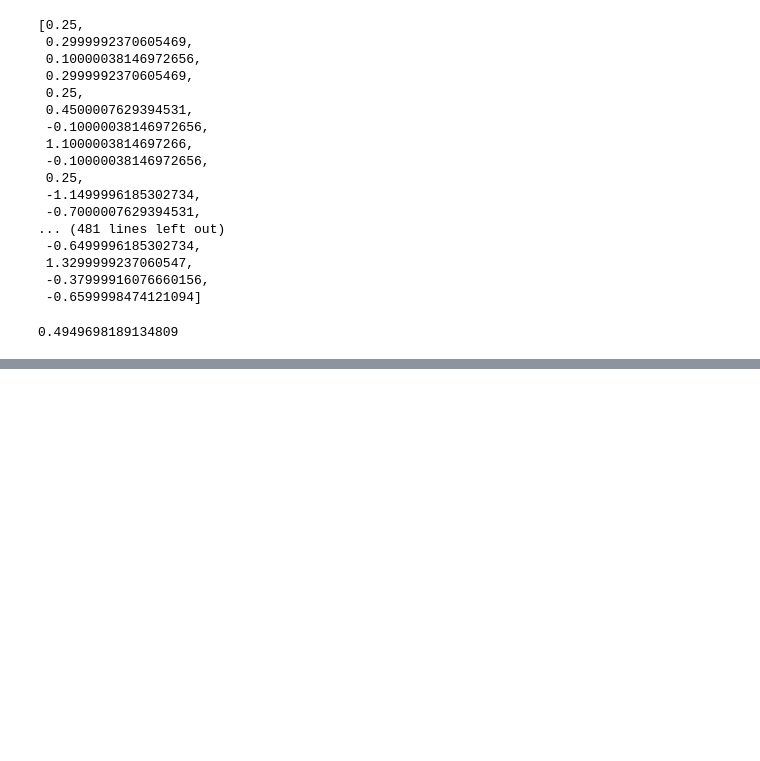
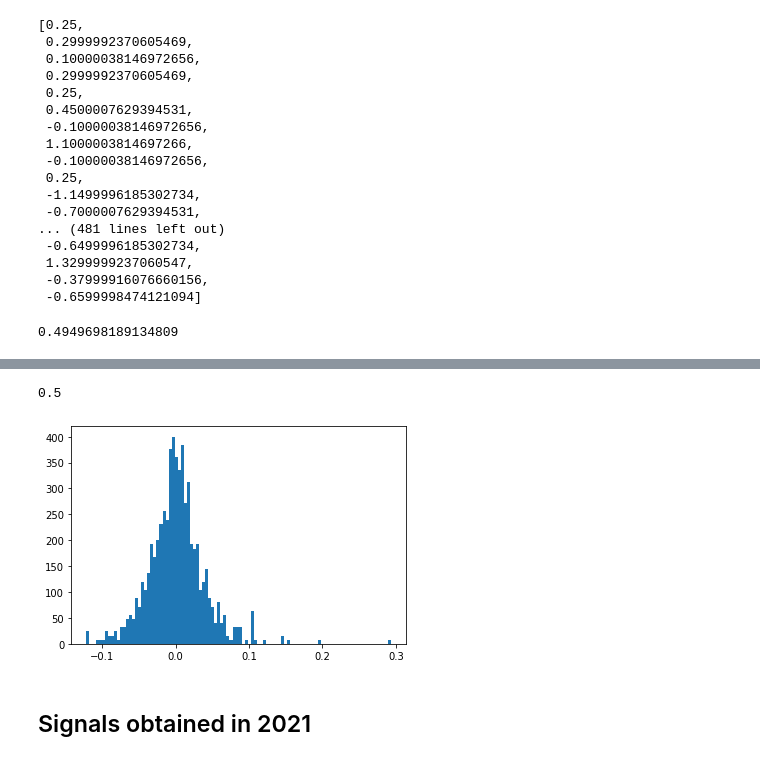
Before and after one commit to saritmaitra/Momentum_Trading, a Jupyter notebook: RSI_&_MA_strategy.ipynb, the cells around one changed output, grey strips where cells are left out. Saved outputs shown, nothing was run; the diff lists cells and outputs as text; code cells hidden in the pictures; blank space fills up the shorter version.

```diff
--- a/RSI_&_MA_strategy.ipynb
+++ b/RSI_&_MA_strategy.ipynb
@@ -134,0 +185,3 @@ print(len([i for i in PnL if i > 0]) / len(PnL))
+# %%
+profits = (dataframe.loc[sell].Open.values - dataframe.loc[buy].Open.values) / dataframe.loc[sell].Open.values
+len([i for i in profits if i > 0]) / len(profits)
@@ -134,0 +194,10 @@ print(len([i for i in PnL if i > 0]) / len(PnL))
+# %%
+matrix_signals = []
+matrix_profit = []
+
+for i in range(len(tickers)):
+  dataframe = RSI_calculation(tickers[i])
+  buy, sell = get_signals(dataframe)
+  profits = (dataframe.loc[sell].Open.values - dataframe.loc[buy].Open.values) / dataframe.loc[sell].Open.values
+  matrix_signals.append(buy)
+  matrix_profit.append(profits)
@@ -134,0 +213,8 @@ print(len([i for i in PnL if i > 0]) / len(PnL))
+# %%
+final_profit = []
+
+for i in matrix_profit:
+  for e in i:
+    final_profit.append(e)
+
+final_profit
@@ -134,0 +239,12 @@ print(len([i for i in PnL if i > 0]) / len(PnL))
+# %%
+wins = [i for i in final_profit if i > 0]
+len(wins) / len(final_profit)
+# %% [output]
+0.5
+# %%
+plt.hist(final_profit, bins=100)
+plt.show()
+# %% [output]
+[figure, added]
+# %% [markdown]
+## Signals obtained in 2021
```
Also changed, not shown: parts of 8 cells of this notebook.
